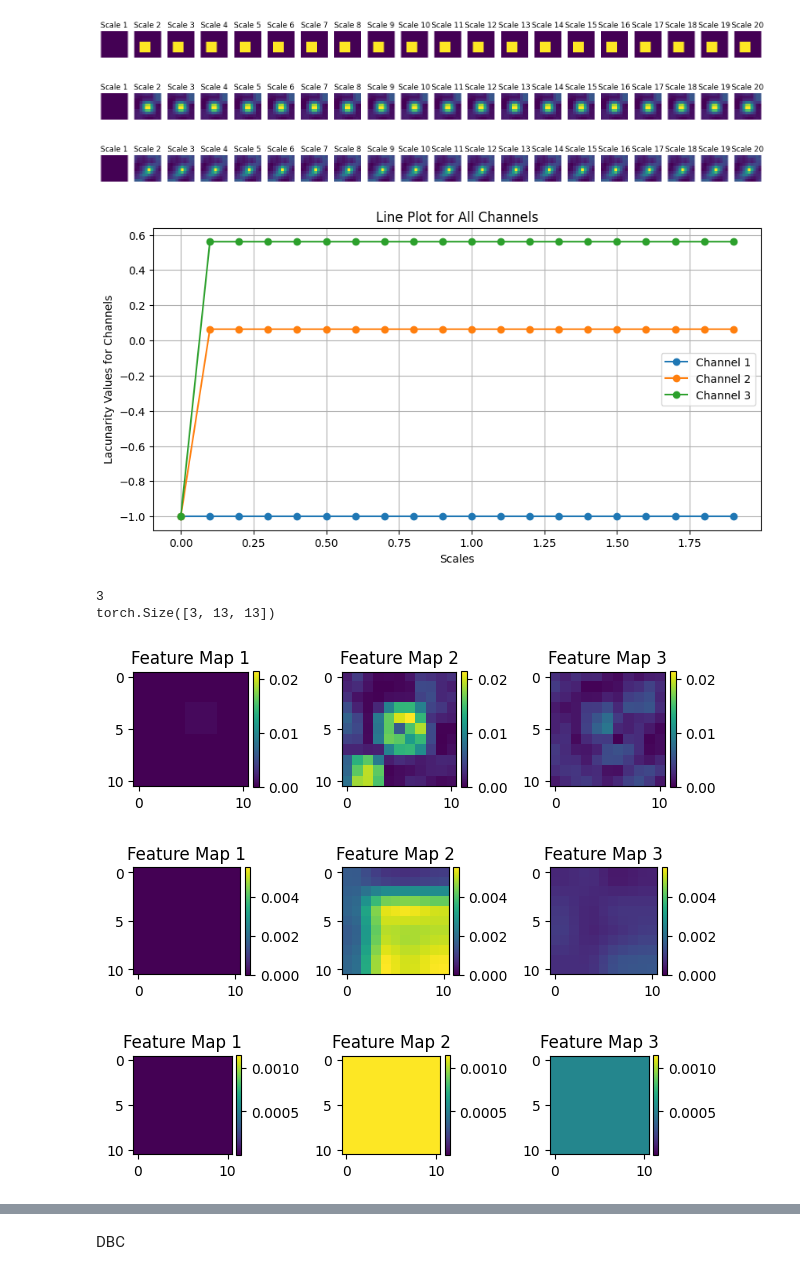
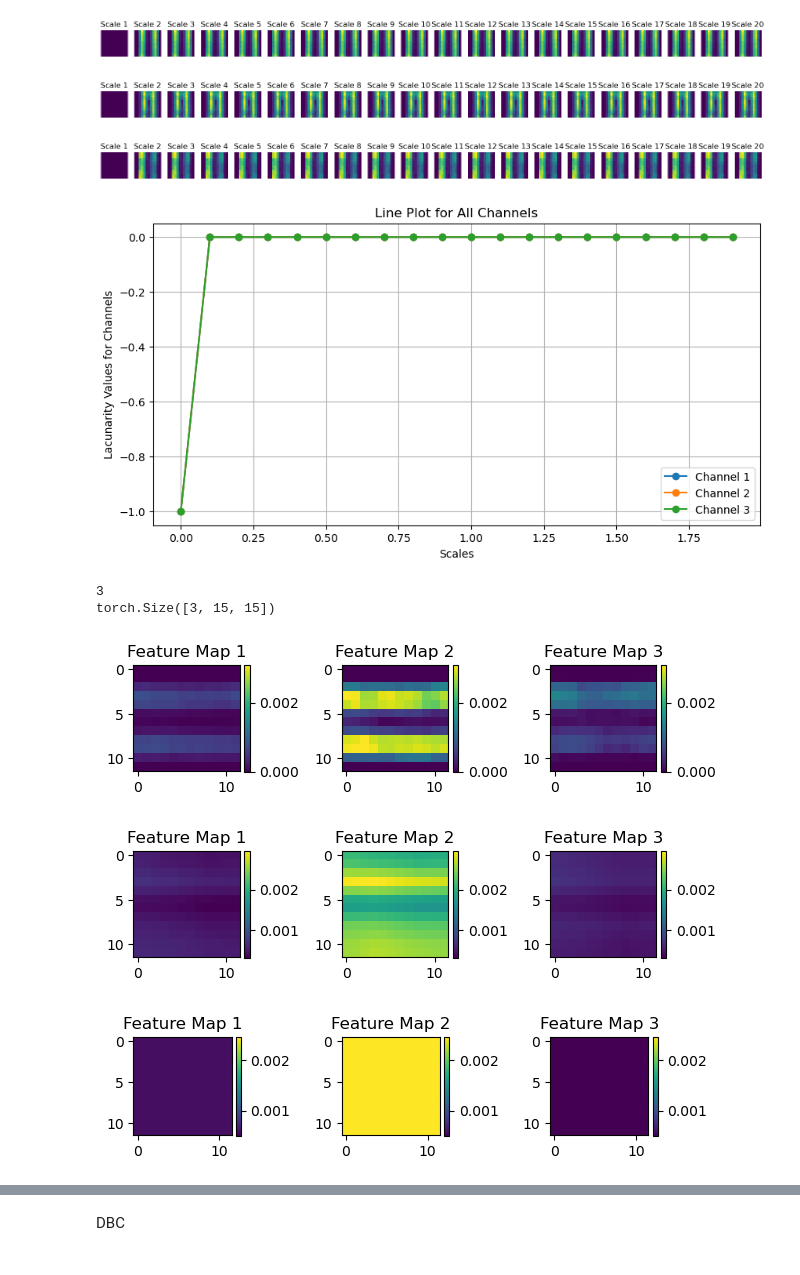
Before and after one commit to Advanced-Vision-and-Learning-Lab/2024_V4A_Lacunarity_Pooling_Layer, a Jupyter notebook: Utils/playground.ipynb, the cells around one changed output, grey strips where cells are left out. Drawn from its saved outputs; the diff is of its cells as text; code cells hidden in the pictures.

```diff
--- a/Utils/playground.ipynb
+++ b/Utils/playground.ipynb
@@ -428,7 +428,7 @@ class ScalePyramid_Lacunarity(nn.Module):
         self.min_size = min_size
         self.normalize = nn.Tanh()
         self.conv1x1 = nn.Conv2d(9, 3, kernel_size=1, groups = 3)
-
+        self.scalePyramid = ScalePyramid(n_levels = self.num_levels, init_sigma = self.sigma, min_size = self.min_size)
         #For each data type, apply two 1x1 convolutions, 1) to learn bin center (bias)
         # and 2) to learn bin width
         # Time series/ signal Data
@@ -461,13 +461,24 @@ class ScalePyramid_Lacunarity(nn.Module):
             else:
                 raise RuntimeError('Invalid dimension for global lacunarity layer')
 
+    def create_conv1x1(self, x):
+        # Get the number of channels from the input
+        in_channels = x
+        # Create a new nn.Conv2d instance with the correct in_channels
+        conv1x1 = nn.Conv2d(in_channels*3, 3, kernel_size=1, groups=3)
+        return conv1x1
+
 
     def forward(self,x):
         #Compute squared tensor
         lacunarity_values = []
         x = ((self.normalize(x) + 1)/2)* 255
-        pyr_images, x, y = ScalePyramid(n_levels = self.num_levels, init_sigma = self.sigma, min_size = self.min_size)(x)
+        pyr_images, x, y = self.scalePyramid(x)
         print(len(pyr_images))
+
+        if self.conv1x1.in_channels != len(pyr_images):
+            self.conv1x1 = self.create_conv1x1(len(pyr_images))
+
         for scaled_x in pyr_images:
             scaled_x = scaled_x[:, :, 0, :, :]
             squared_x_tensor = scaled_x ** 2
@@ -855,11 +866,12 @@ Clipping input data to the valid range for imshow with RGB data ([0..1] for floa
 # %%
 
-img = Image.open("C:/Users/aksha/Peeples_Lab/Lacunarity_Pooling/Datasets/PlantLeaf/train/train/Chinar/0011_0018.JPG")
+img = Image.open("/home/grads/a/akshatha.mohan/Documents/Thesis/Lacunarity_Pooling-1/Datasets/Synthetic_RGB_Sigma_0.1/Stat_3_Stripe/Stat_3_Stripe_1.png")
 
 # Resize the image to 28x28 using torchvision.transforms
 resize_transform = transforms.Compose([
-    transforms.Resize((200, 200)),
-    transforms.ToTensor()
+                    transforms.Resize(size=(32,32)),
+                    transforms.Grayscale(num_output_channels=3),
+                    transforms.ToTensor(),
 ])
 
 resized_img_tensor = resize_transform(img)
@@ -869,5 +881,5 @@ torch.Size([3, 200, 200])
 # %%
-conv = images[60]
+conv = resized_img_tensor
 X = conv
 min_value = X.min().item()
 max_value = X.max().item()
@@ -956,9 +968,11 @@ torch.Size([3, 13, 13])
 # %%
-pyramids = BuildPyramid(num_levels=2, kernel=[4,4], stride=[1,1])
+pyramids = BuildPyramid(num_levels=2, kernel=[7, 7], stride=[1,1])
 pyramid_output, pyramid_result= pyramids(relu_output.unsqueeze(0))
 
+print(pyramid_result.shape)
 img1 = pyramid_result[0, 0:3, :, :]
 img2 = pyramid_result[0, 3:6, :, :]
+# img3 = pyramid_result[0, 6:9, :, :]
 
 min_value = img1.min().item()
 max_value = img1.max().item()
@@ -981,4 +995,16 @@ for channel in range(0, conv.out_channels):
     ax[channel].set_title('Feature Map {}'.format(channel+1))
 plt.tight_layout()
 plt.show()
+
+
+# min_value = img3.min().item()
+# max_value = img3.max().item()
+# # Plot each feature map
+# fig, ax = plt.subplots(1,conv.out_channels)
+# for channel in range(0, conv.out_channels):
+#     im = ax[channel].imshow(img3.permute(2,1,0).detach().numpy()[:,:,channel], vmin = min_value, vmax = max_value)
+#     plt.colorbar(im,fraction=0.046, pad=0.04,ax=ax[channel])
+#     ax[channel].set_title('Feature Map {}'.format(channel+1))
+# plt.tight_layout()
+# plt.show()
 # %% [output]
@@ -1082,9 +1108,9 @@ plot_channel_values(values_channel1, "1")
 plot_channel_values(values_channel2, "2")
 plot_channel_values(values_channel3, "3")
 # %% [output]
-[figure, old version]
+[figure, new version]
-[figure, old version]
+[figure, new version]
-[figure, old version]
+[figure, new version]
 # %%
 # Function to plot the line plot
 def plot_line_plot(scales, values, channel_name, ax):
@@ -1110,9 +1136,9 @@ ax.legend()
 
 plt.show()
 # %% [output]
-[figure, old version]
+[figure, new version]
 # %%
-pyramids = ScalePyramid_Lacunarity(num_levels=2, sigma=0.1, min_size=2, kernel=[3,3], stride=[1,1])
+pyramids = ScalePyramid_Lacunarity(num_levels=2, sigma=0.1, min_size=2, kernel=[4,4], stride=[1,1])
 scalepyramid_output, scalepyramid_result, image_resized= pyramids(relu_output.unsqueeze(0))
 
 print(relu_output.shape)
@@ -1128,37 +1154,37 @@ fig, ax = plt.subplots(1,conv.out_channels)
 for channel in range(0, conv.out_channels):
     im = ax[channel].imshow(img1.permute(2,1,0).detach().numpy()[:,:,channel], vmin = min_value, vmax = max_value)
     plt.colorbar(im,fraction=0.046, pad=0.04,ax=ax[channel])
     ax[channel].set_title('Feature Map {}'.format(channel+1))
 plt.tight_layout()
 plt.show()
 
 min_value = img2.min().item()
 max_value = img2.max().item()
 # Plot each feature map
 fig, ax = plt.subplots(1,conv.out_channels)
 for channel in range(0, conv.out_channels):
     im = ax[channel].imshow(img2.permute(2,1,0).detach().numpy()[:,:,channel], vmin = min_value, vmax = max_value)
     plt.colorbar(im,fraction=0.046, pad=0.04,ax=ax[channel])
     ax[channel].set_title('Feature Map {}'.format(channel+1))
 plt.tight_layout()
 plt.show()
 
 min_value = img3.min().item()
 max_value = img3.max().item()
 # Plot each feature map
 fig, ax = plt.subplots(1,conv.out_channels)
 for channel in range(0, conv.out_channels):
     im = ax[channel].imshow(img3.permute(2,1,0).detach().numpy()[:,:,channel], vmin = min_value, vmax = max_value)
     plt.colorbar(im,fraction=0.046, pad=0.04,ax=ax[channel])
     ax[channel].set_title('Feature Map {}'.format(channel+1))
 plt.tight_layout()
 plt.show()
 # %% [output]
 3
-torch.Size([3, 13, 13])
+torch.Size([3, 15, 15])
-[figure, old version]
+[figure, new version]
-[figure, old version]
+[figure, new version]
-[figure, old version]
+[figure, new version]
 # %%
 # Assuming you have a PyTorch tensor with size [9, 1, 1]
 #comparing a single patch of image across different levels lacunarity calculation
```
Also changed, not shown: parts of 25 cells of this notebook, 10 other files.
